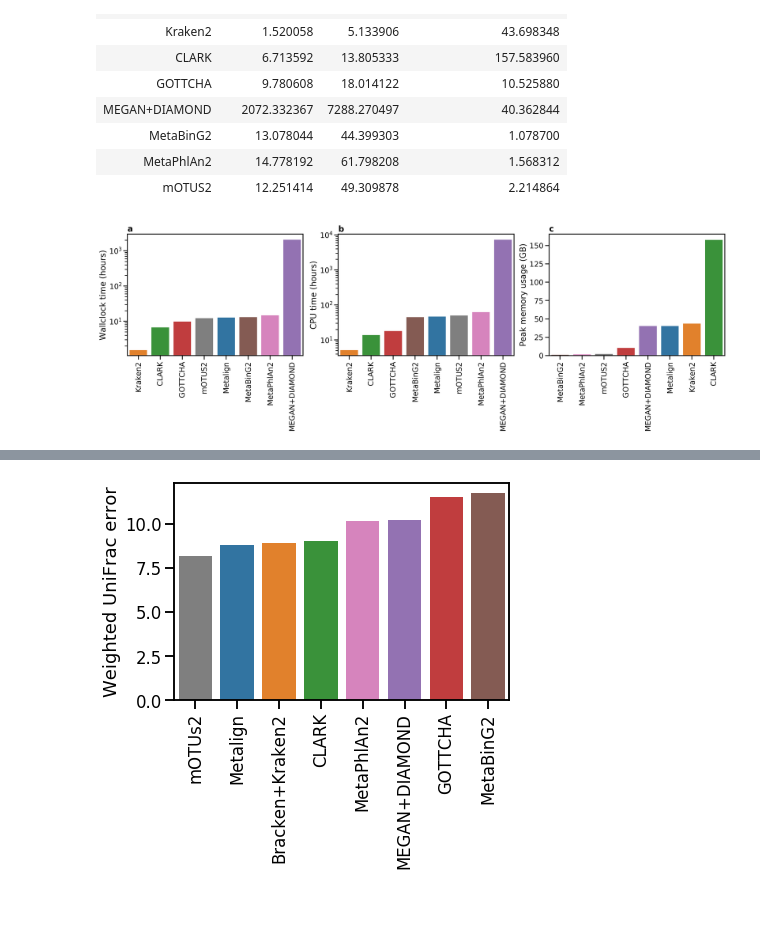
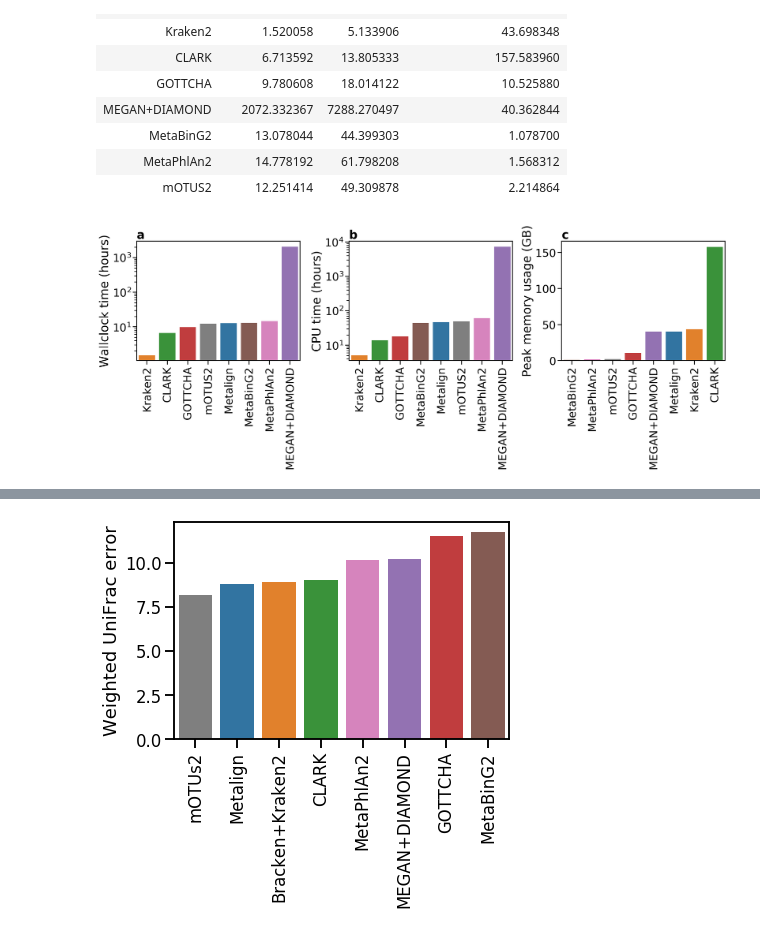
Before and after one commit to nlapier2/metalign_paper_replication, a Jupyter notebook: paper_plots.ipynb, the cells around one changed output, grey strips where cells are left out. Drawn from its saved outputs; the diff is of its cells as text; code cells hidden in the pictures; blank space fills up the shorter version.

Commit message:
updated figure text sizes to improve readability

```diff
--- a/paper_plots.ipynb
+++ b/paper_plots.ipynb
@@ -8,7 +8,7 @@ from matplotlib import cm
 import seaborn as sns
 import numpy as np
 import pandas as pd
-sns.set_context("talk")
+sns.set_context("talk", font_scale=1.0)
 # %%
 cami_timing_mem = pd.read_csv('plot_inputs/cami_timing_memory.txt', sep='\t', index_col=0)
 cami_timing_mem
@@ -23,40 +23,43 @@ cami_timing_mem
 | MetaPhlAn2 | 14.778192 | 61.798208 | 1.568312 |
 | mOTUS2 | 12.251414 | 49.309878 | 2.214864 |
 # %%
+sns.set_context("talk", font_scale=1.5)
 figure(num=None, figsize=(24, 5), dpi=160, facecolor='w', edgecolor='k')
+plt.subplots_adjust(wspace = 0.3)
+methods = list(cami_timing_mem.index)
 current_palette = sns.color_palette()
 orig_method_order = {'Metalign': 0, 'Kraken2': 1, 'CLARK': 2, 'GOTTCHA': 3, 'MEGAN+DIAMOND': 4,
                     'MetaBinG2': 5, 'MetaPhlAn2': 6, 'mOTUS2': 7}
 
 plt.subplot(1, 3, 1)
 order=['Kraken2', 'CLARK', 'GOTTCHA', 'mOTUS2', 'Metalign', 'MetaBinG2', 'MetaPhlAn2', 'MEGAN+DIAMOND']
 ordered_palette = [current_palette[orig_method_order[method]] for method in order]
 ax = sns.barplot(x=methods, y=cami_timing_mem['Wallclock time'].tolist(), order=order, palette=ordered_palette)
 plt.xticks(rotation=90)
 plt.yscale('log')
 plt.ylabel('Wallclock time (hours)')
 ax.set_title('a', loc='left', fontweight='bold')
 
 plt.subplot(1, 3, 2)
 order=['Kraken2', 'CLARK', 'GOTTCHA', 'MetaBinG2', 'Metalign', 'mOTUS2', 'MetaPhlAn2', 'MEGAN+DIAMOND']
 ordered_palette = [current_palette[orig_method_order[method]] for method in order]
 ax = sns.barplot(x=methods, y=cami_timing_mem['CPU time'].tolist(), order=order, palette=ordered_palette)
 plt.xticks(rotation=90)
 plt.yscale('log')
 plt.ylabel('CPU time (hours)')
 ax.set_title('b', loc='left', fontweight='bold')
 
 plt.subplot(1, 3, 3)
 order=['MetaBinG2', 'MetaPhlAn2', 'mOTUS2', 'GOTTCHA', 'MEGAN+DIAMOND', 'Metalign', 'Kraken2', 'CLARK']
 ordered_palette = [current_palette[orig_method_order[method]] for method in order]
 ax = sns.barplot(x=methods, y=cami_timing_mem['Max Memory Usage (GB)'].tolist(), order=order, palette=ordered_palette)
 plt.xticks(rotation=90)
 plt.ylabel('Peak memory usage (GB)')
 ax.set_title('c', loc='left', fontweight='bold')
 
 plt.savefig("figures/CAMI1_timing_mem.png", bbox_inches='tight')
 # %% [output]
-[figure, old version]
+[figure, new version]
 # %%
 def prepare_cami1_metrics_df(df):
     #df['1 - (L1 error / 2)'] = 1 - (df['L1 norm error'] / 2)
```
Also changed, not shown: parts of 9 cells of this notebook, 8 other files.
